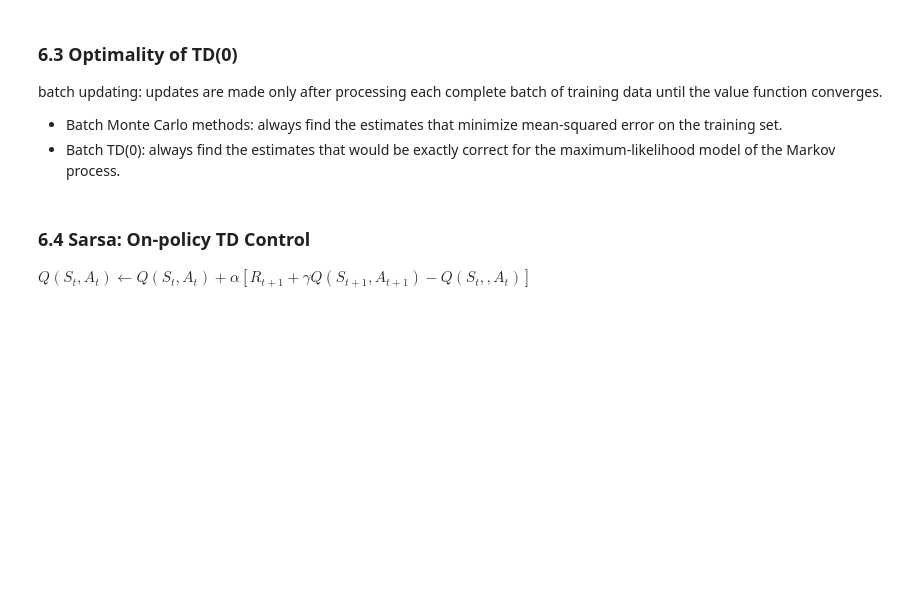
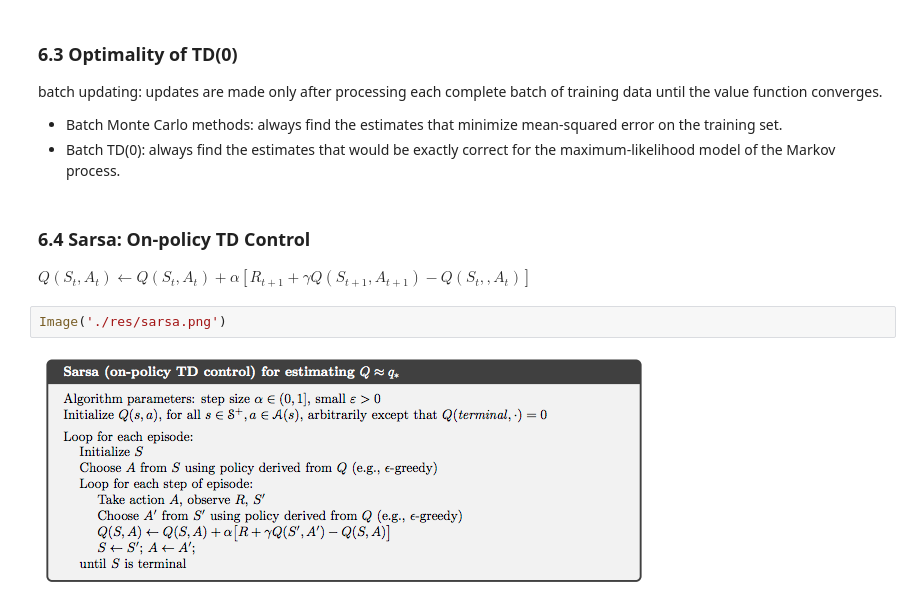
Before and after one commit to facaiy/book_notes, a Jupyter notebook: Reinforcement_Learing_An_Introduction/Temporal_Difference_Learning/note.ipynb, the cells around one changed output. Cells and saved outputs as stored; diff of their text form; blank space fills up the shorter version.

```diff
--- a/Reinforcement_Learing_An_Introduction/Temporal_Difference_Learning/note.ipynb
+++ b/Reinforcement_Learing_An_Introduction/Temporal_Difference_Learning/note.ipynb
@@ -56,3 +60,7 @@ batch updating: updates are made only after processing each complete batch of tr
 ### 6.4 Sarsa: On-policy TD Control
 
 $Q(S_t, A_t) \gets Q(S_t, A_t) + \alpha \left [ R_{t+1} + \gamma Q(S_{t+1}, A_{t+1}) - Q(S_t,, A_t) \right ]$
+# %%
+Image('./res/sarsa.png')
+# %% [output]
+[figure, added]
```
Also changed, not shown: parts of 7 cells of this notebook, 4 other files.
